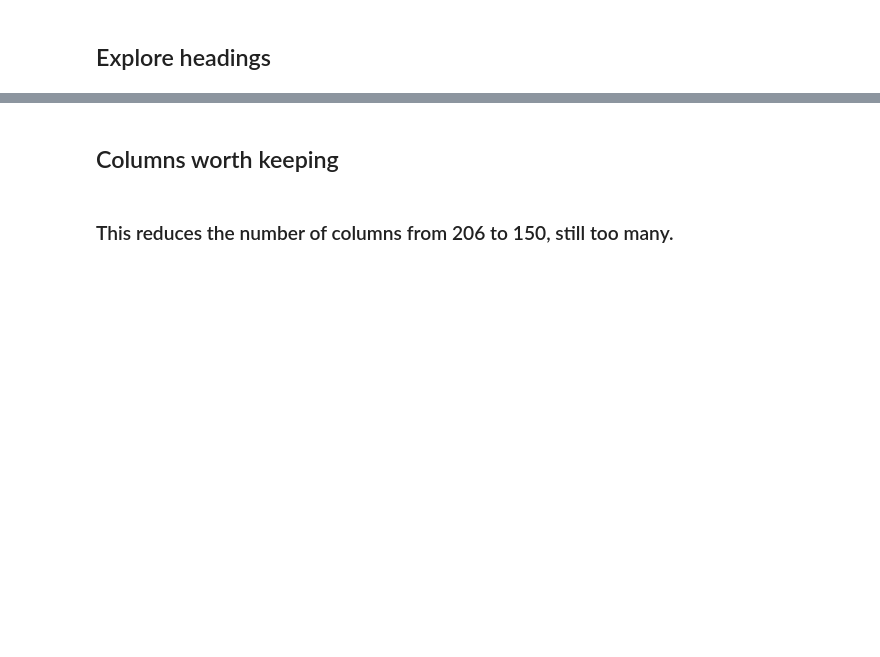
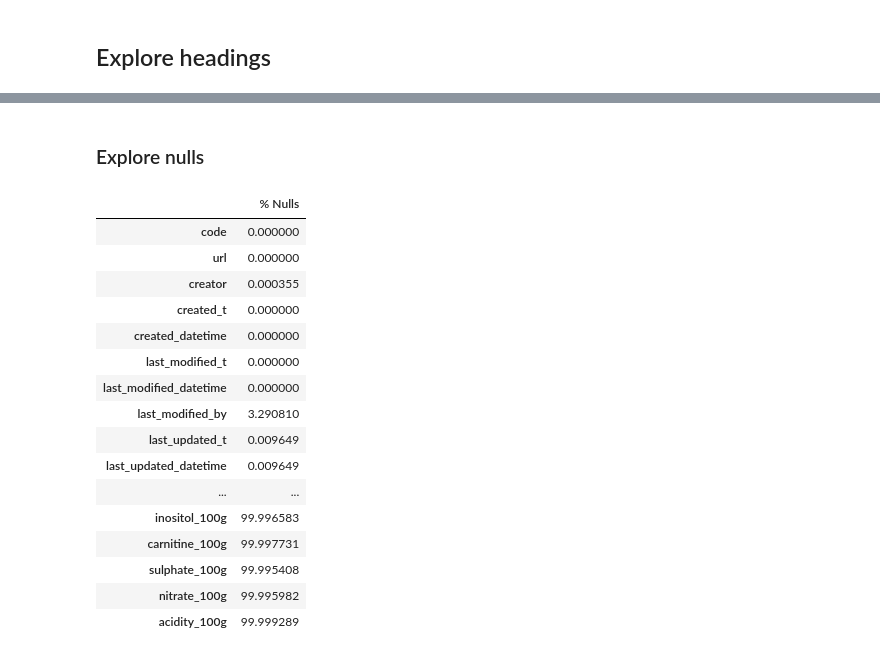
Before and after one commit to michael-wales/smartfoodscan, a Jupyter notebook: notebooks/preprocessing.ipynb, the cells around one changed output, grey strips where cells are left out. Saved outputs shown, nothing was run; the diff lists cells and outputs as text; code cells hidden in the pictures; blank space fills up the shorter version.

```diff
--- a/notebooks/preprocessing.ipynb
+++ b/notebooks/preprocessing.ipynb
@@ -78,2 +99,0 @@ if preprocessing:
-# %% [markdown]
-## Columns worth keeping
@@ -126,2 +100,48 @@ if preprocessing:
-# %% [markdown]
-### This reduces the number of columns from 206 to 150, still too many.
+# %% [markdown]
+### Explore nulls
+# %%
+if preprocessing:
+
+    chunk_size = 50_000  # Adjust as needed
+
+    # Initialize a dictionary to track null counts
+    null_counts = {}
+    total_rows = 0
+
+    for chunk in pd.read_csv(csv_file_path, sep="\t", dtype=str, chunksize=chunk_size, on_bad_lines="skip"):
+        # Line 1663659 is bad
+
+        total_rows += len(chunk)  # Track total rows processed
+
+        # Count NaNs in this chunk
+        chunk_null_counts = chunk.isna().sum()
+
+        # Add to overall counts
+        for col in chunk.columns:
+            null_counts[col] = null_counts.get(col, 0) + chunk_null_counts[col]
+
+    null_percentages = {col: (null_counts[col] / total_rows) * 100 for col in null_counts}
+
+    null_df = pd.DataFrame.from_dict(null_percentages, orient="index", columns=["% Nulls"])
+
+    # Show results
+    pd.set_option("display.max_rows", None)  # Show all rows
+    display(null_df)
+# %% [output]
+|  | % Nulls |
+| code | 0.000000 |
+| url | 0.000000 |
+| creator | 0.000355 |
+| created_t | 0.000000 |
+| created_datetime | 0.000000 |
+| last_modified_t | 0.000000 |
+| last_modified_datetime | 0.000000 |
+| last_modified_by | 3.290810 |
+| last_updated_t | 0.009649 |
+| last_updated_datetime | 0.009649 |
+| ... | ... |
+| inositol_100g | 99.996583 |
+| carnitine_100g | 99.997731 |
+| sulphate_100g | 99.995408 |
+| nitrate_100g | 99.995982 |
+| acidity_100g | 99.999289 |
```
Also changed, not shown: parts of 17 cells of this notebook, 3 other files.
